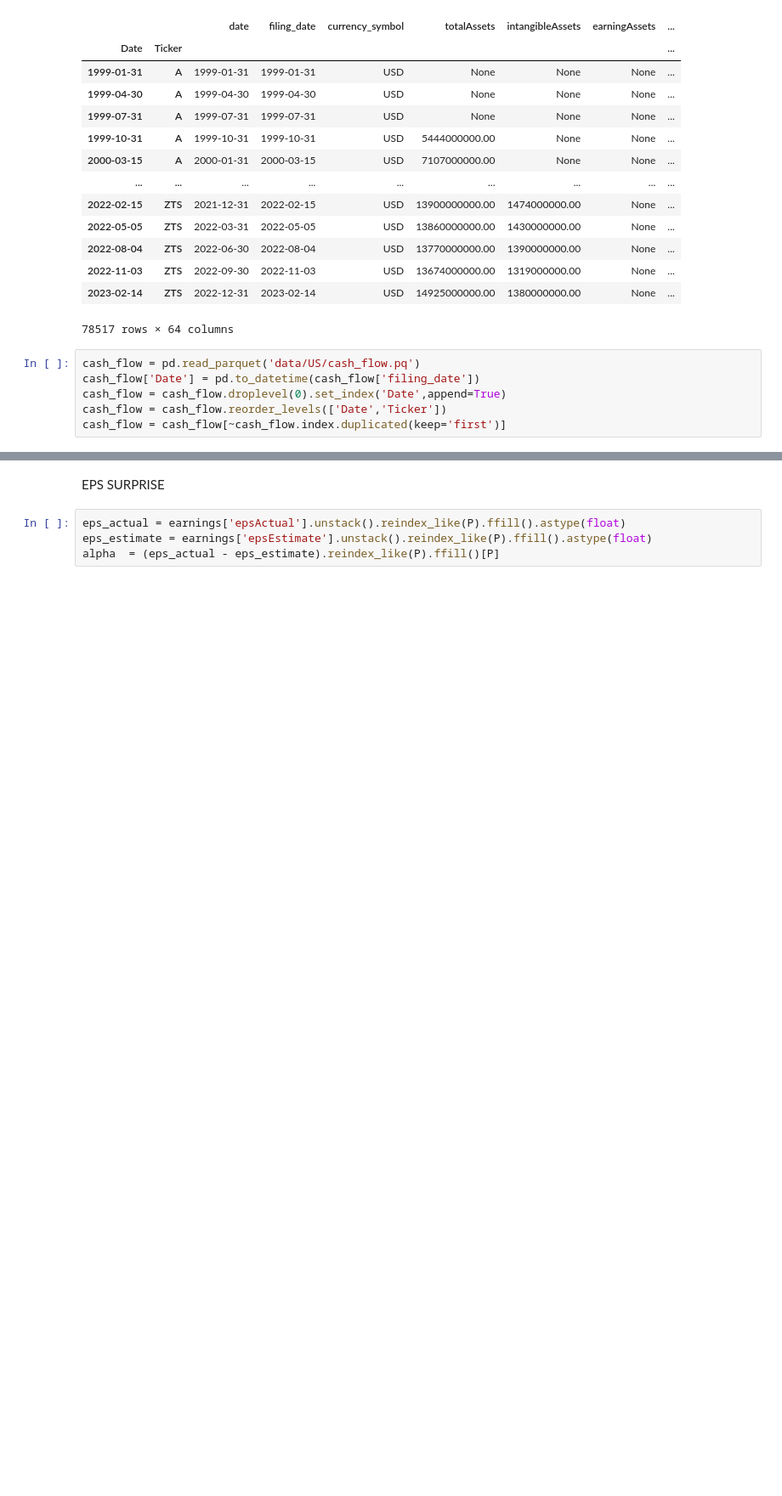
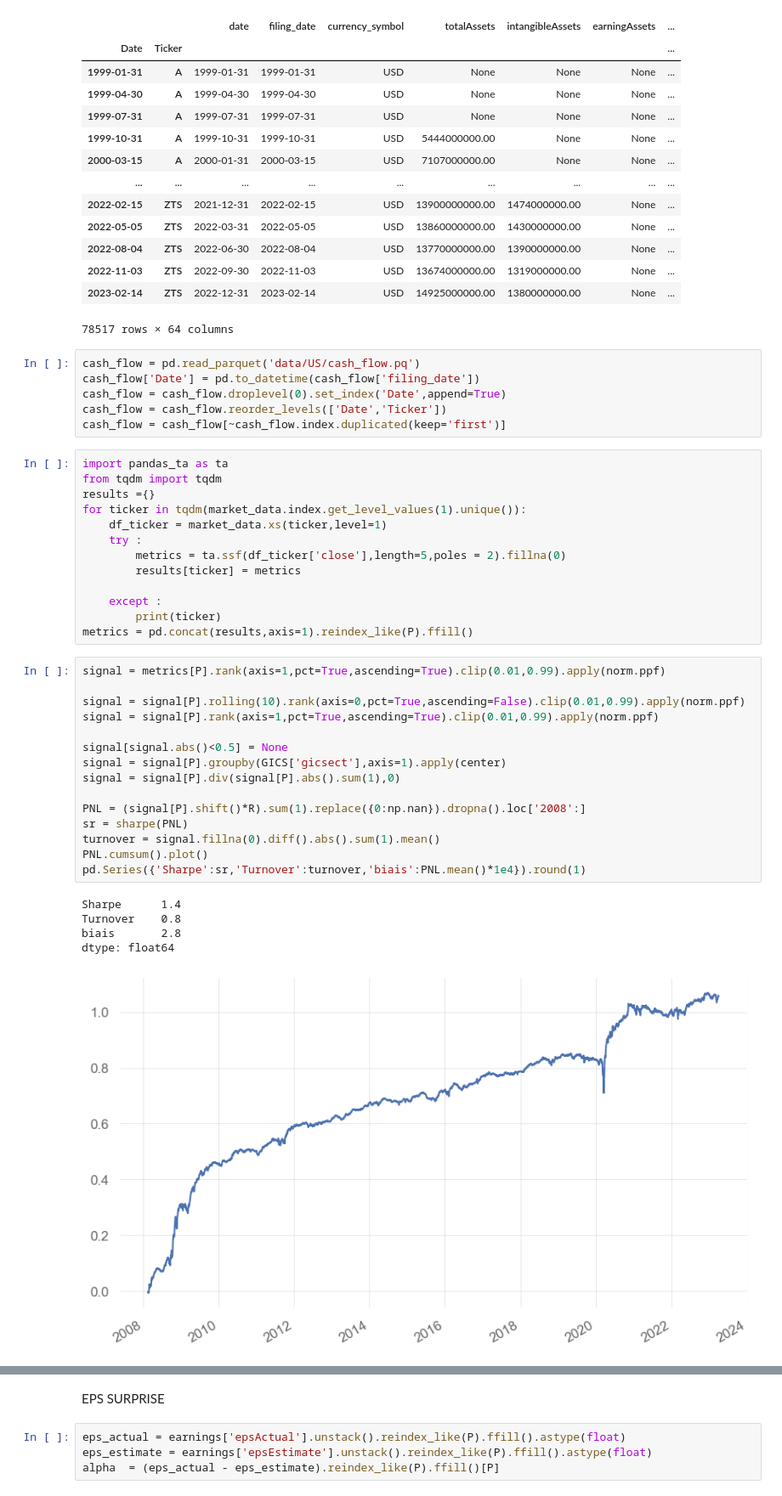
Before and after one commit to nabz78350/backtesting, a Jupyter notebook: alpha_finals.ipynb, the cells around one changed output, grey strips where cells are left out. Shown at 85% size. Drawn from its saved outputs; the diff is of its cells as text; blank space fills up the shorter version.

Commit message:
corrected data

```diff
--- a/alpha_finals.ipynb
+++ b/alpha_finals.ipynb
@@ -83,3 +84,37 @@ cash_flow['Date'] = pd.to_datetime(cash_flow['filing_date'])
 cash_flow = cash_flow.droplevel(0).set_index('Date',append=True)
 cash_flow = cash_flow.reorder_levels(['Date','Ticker'])
 cash_flow = cash_flow[~cash_flow.index.duplicated(keep='first')]
+# %%
+import pandas_ta as ta
+from tqdm import tqdm
+results ={}
+for ticker in tqdm(market_data.index.get_level_values(1).unique()):
+    df_ticker = market_data.xs(ticker,level=1)
+    try :
+        metrics = ta.ssf(df_ticker['close'],length=5,poles = 2).fillna(0)
+        results[ticker] = metrics
+
+    except :
+        print(ticker)
+metrics = pd.concat(results,axis=1).reindex_like(P).ffill()
+# %%
+signal = metrics[P].rank(axis=1,pct=True,ascending=True).clip(0.01,0.99).apply(norm.ppf)
+
+signal = signal[P].rolling(10).rank(axis=0,pct=True,ascending=False).clip(0.01,0.99).apply(norm.ppf)
+signal = signal[P].rank(axis=1,pct=True,ascending=True).clip(0.01,0.99).apply(norm.ppf)
+
+signal[signal.abs()<0.5] = None
+signal = signal[P].groupby(GICS['gicsect'],axis=1).apply(center)
+signal = signal[P].div(signal[P].abs().sum(1),0)
+
+PNL = (signal[P].shift()*R).sum(1).replace({0:np.nan}).dropna().loc['2008':]
+sr = sharpe(PNL)
+turnover = signal.fillna(0).diff().abs().sum(1).mean()
+PNL.cumsum().plot()
+pd.Series({'Sharpe':sr,'Turnover':turnover,'biais':PNL.mean()*1e4}).round(1)
+# %% [output]
+Sharpe      1.4
+Turnover    0.8
+biais       2.8
+dtype: float64
+[figure, added]
```
Also changed, not shown: parts of 8 cells of this notebook, 1 other file.
